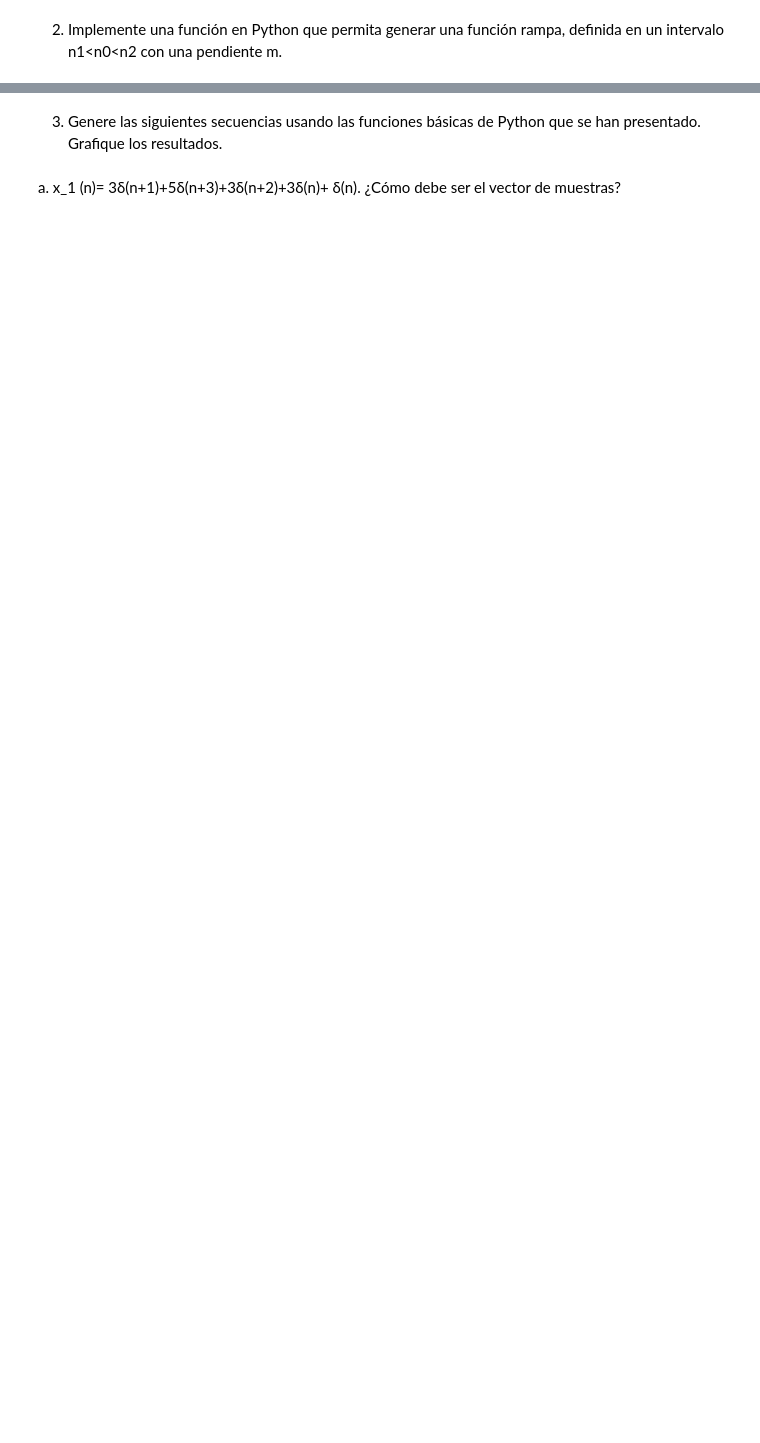
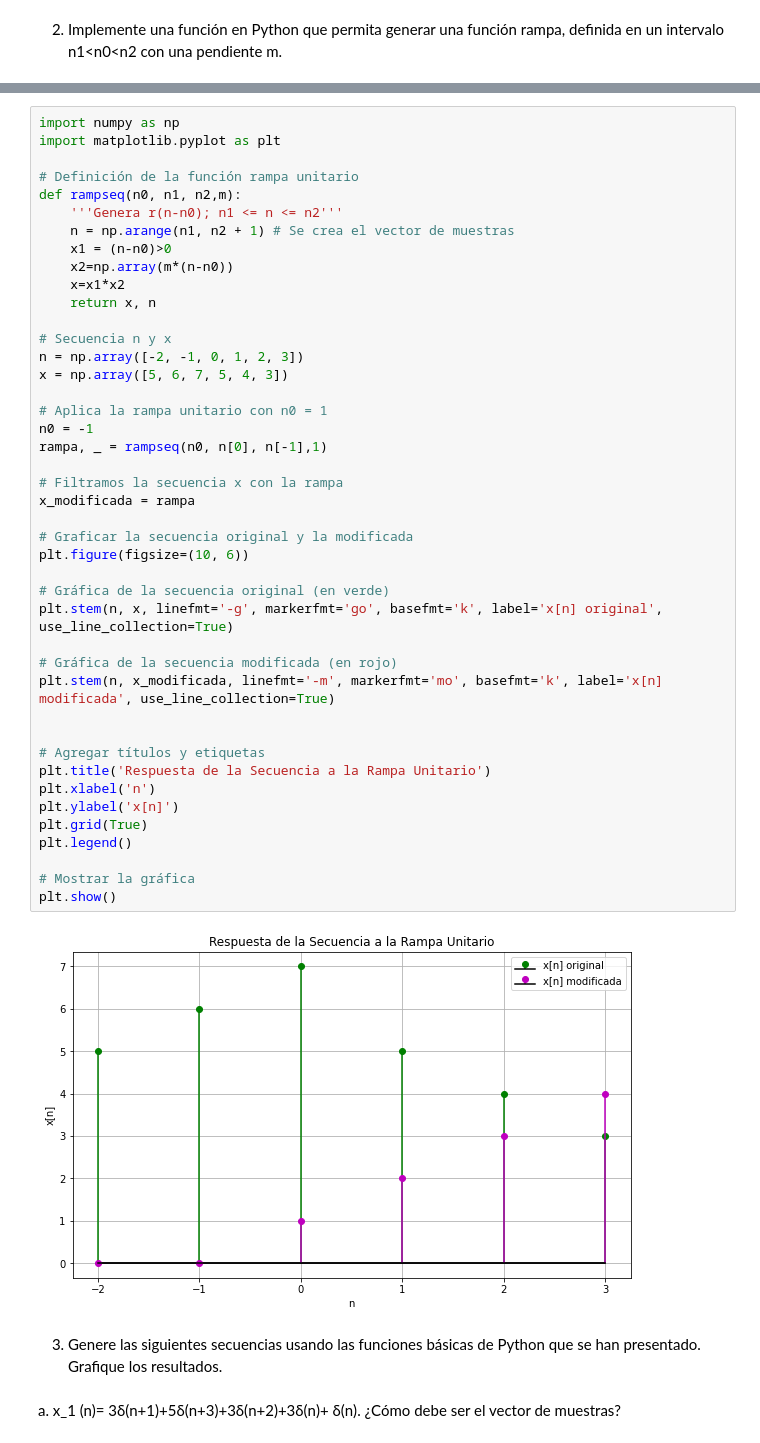
Before and after one commit to LuEnciso21/BIOSENALES24II, a Jupyter notebook: Practica2/P2_Python_LuisaEnciso_JaderChingal.ipynb, the cells around one changed output, grey strips where cells are left out. Cells and saved outputs as stored; diff of their text form; blank space fills up the shorter version.

```diff
--- a/Practica2/P2_Python_LuisaEnciso_JaderChingal.ipynb
+++ b/Practica2/P2_Python_LuisaEnciso_JaderChingal.ipynb
@@ -59,3 +91,48 @@ plt.grid(True)
+# %%
+import numpy as np
+import matplotlib.pyplot as plt
+
+# Definición de la función rampa unitario
+def rampseq(n0, n1, n2,m):
+    '''Genera r(n-n0); n1 <= n <= n2'''
+    n = np.arange(n1, n2 + 1) # Se crea el vector de muestras
+    x1 = (n-n0)>0
+    x2=np.array(m*(n-n0))
+    x=x1*x2
+    return x, n
+
+# Secuencia n y x
+n = np.array([-2, -1, 0, 1, 2, 3])
+x = np.array([5, 6, 7, 5, 4, 3])
+
+# Aplica la rampa unitario con n0 = 1
+n0 = -1
+rampa, _ = rampseq(n0, n[0], n[-1],1)
+
+# Filtramos la secuencia x con la rampa
+x_modificada = rampa
+
+# Graficar la secuencia original y la modificada
+plt.figure(figsize=(10, 6))
+
+# Gráfica de la secuencia original (en verde)
+plt.stem(n, x, linefmt='-g', markerfmt='go', basefmt='k', label='x[n] original', use_line_collection=True)
+
+# Gráfica de la secuencia modificada (en rojo)
+plt.stem(n, x_modificada, linefmt='-m', markerfmt='mo', basefmt='k', label='x[n] modificada', use_line_collection=True)
+
+
+# Agregar títulos y etiquetas
+plt.title('Respuesta de la Secuencia a la Rampa Unitario')
+plt.xlabel('n')
+plt.ylabel('x[n]')
+plt.grid(True)
+plt.legend()
+
+# Mostrar la gráfica
+plt.show()
+# %% [output]
+[figure, added]
 # %% [markdown]
 3. Genere las siguientes secuencias usando las funciones básicas de Python que se han presentado. Grafique los resultados.
 # %% [markdown]
```
Also changed, not shown: parts of 18 cells of this notebook.
